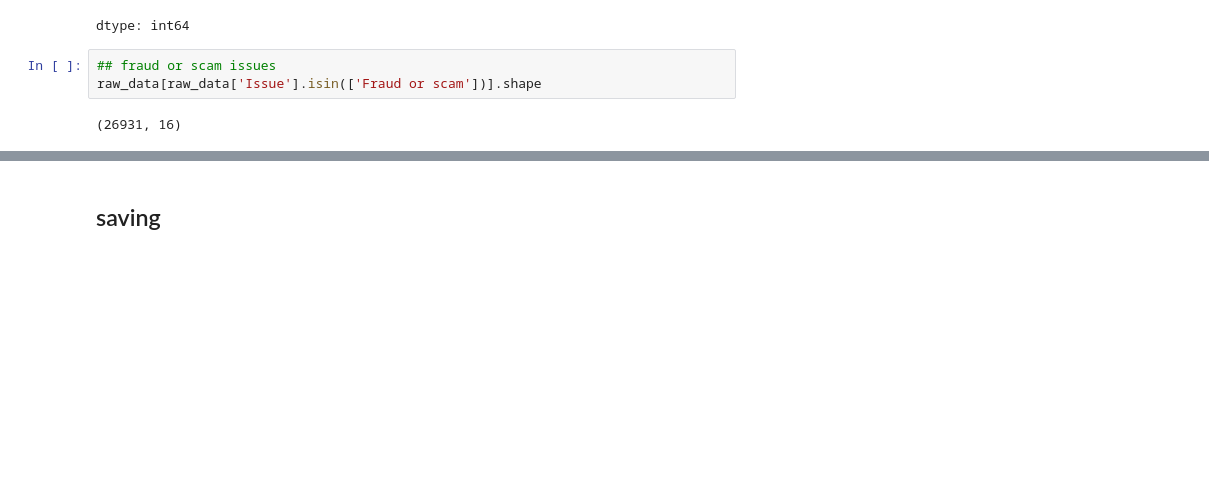
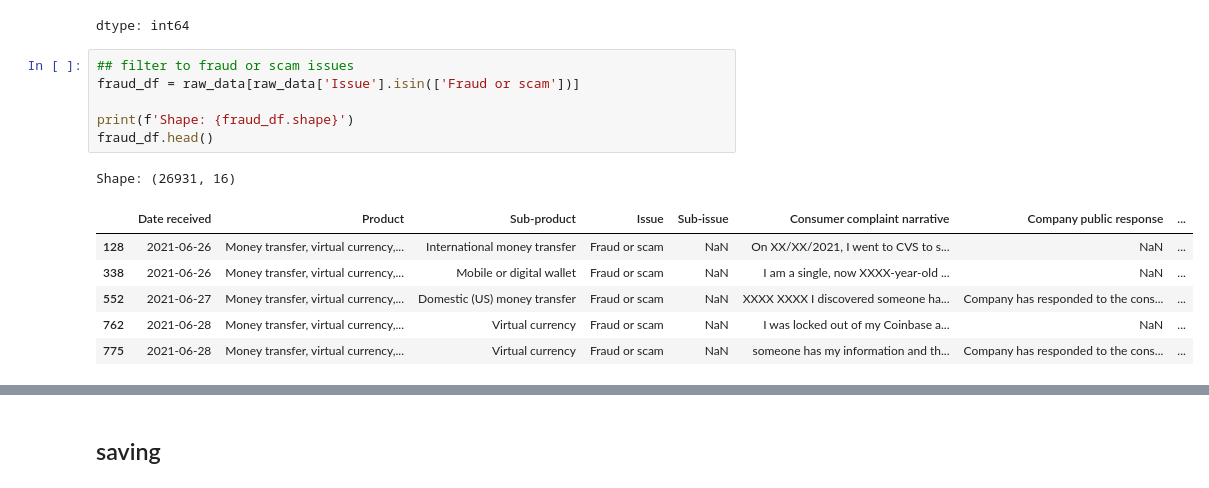
Before and after one commit to laurynjlittle/APST2047_Messy_Data_ML_Project, a Jupyter notebook: NB1_Messy_Data_Dataset_Preprocessing.ipynb, the cells around one changed output, grey strips where cells are left out. Saved outputs shown, nothing was run; the diff lists cells and outputs as text; blank space fills up the shorter version.

```diff
--- a/NB1_Messy_Data_Dataset_Preprocessing.ipynb
+++ b/NB1_Messy_Data_Dataset_Preprocessing.ipynb
@@ -146,7 +146,16 @@ raw_data['Issue'].value_counts().head(30)
 | Credit monitoring or identity the... | 12925 |
 dtype: int64
 # %%
-## fraud or scam issues
-raw_data[raw_data['Issue'].isin(['Fraud or scam'])].shape
+## filter to fraud or scam issues
+fraud_df = raw_data[raw_data['Issue'].isin(['Fraud or scam'])]
+
+print(f'Shape: {fraud_df.shape}')
+fraud_df.head()
 # %% [output]
-(26931, 16)
+Shape: (26931, 16)
+|  | Date received | Product | Sub-product | Issue | Sub-issue | Consumer complaint narrative | Company public response | ... |
+| 128 | 2021-06-26 | Money transfer, virtual currency,... | International money transfer | Fraud or scam | NaN | On XX/XX/2021, I went to CVS to s... | NaN | ... |
+| 338 | 2021-06-26 | Money transfer, virtual currency,... | Mobile or digital wallet | Fraud or scam | NaN | I am a single, now XXXX-year-old ... | NaN | ... |
+| 552 | 2021-06-27 | Money transfer, virtual currency,... | Domestic (US) money transfer | Fraud or scam | NaN | XXXX XXXX I discovered someone ha... | Company has responded to the cons... | ... |
+| 762 | 2021-06-28 | Money transfer, virtual currency,... | Virtual currency | Fraud or scam | NaN | I was locked out of my Coinbase a... | NaN | ... |
+| 775 | 2021-06-28 | Money transfer, virtual currency,... | Virtual currency | Fraud or scam | NaN | someone has my information and th... | Company has responded to the cons... | ... |
```
Also changed, not shown: parts of 4 cells of this notebook.
